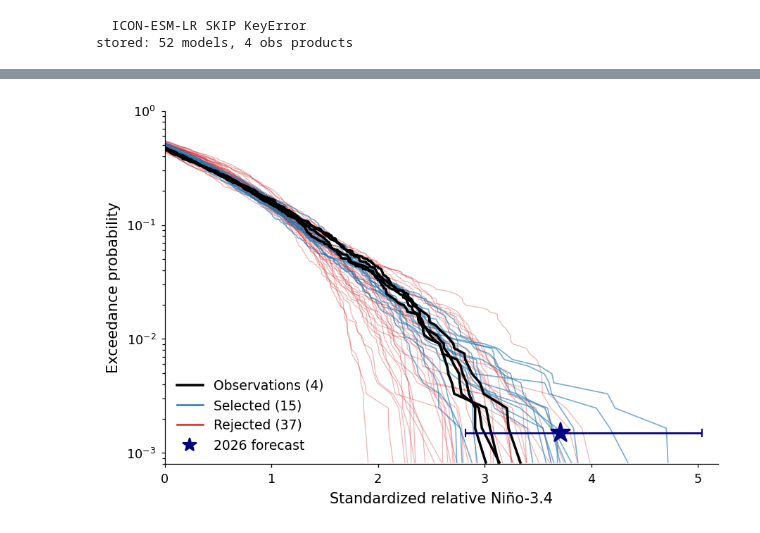
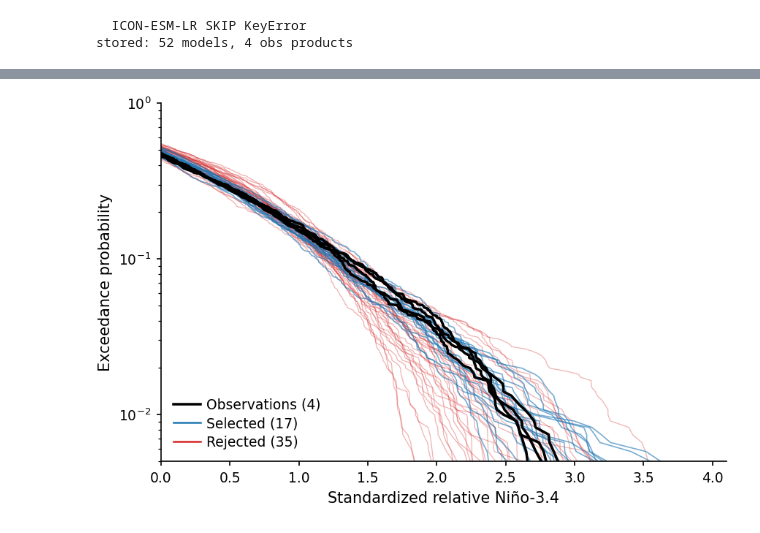
Before and after one commit to adisen99/extreme_el_nino_2026, a Jupyter notebook: 02_model_data_context.ipynb, the cells around one changed output, grey strips where cells are left out. Cells and saved outputs as stored; diff of their text form; code cells hidden in the pictures.

Commit message:
checkpoint: updated figure1 panels; evaluation and gev git

```diff
--- a/02_model_data_context.ipynb
+++ b/02_model_data_context.ipynb
@@ -198,0 +269,20 @@ observed envelope: +0.080 to +0.390
+# %%
+
+# --- block-length sensitivity ---
+print("\nblock sensitivity (pooled 5\u201395%):")
+for bl in (24, 36, 60):
+    p = np.concatenate([block_bootstrap_skew(s, 4000, bl) for s in obs_ser.values()])
+    print(f"  block={bl:3d} mo  [{np.percentile(p,5):+.3f}, {np.percentile(p,95):+.3f}]")
+
+# --- pooled envelope + new gate ---
+pooled = np.concatenate(list(boot.values()))
+GLO, GHI = np.percentile(pooled, [5, 95])
+print(f"\npooled envelope (5\u201395%): [{GLO:+.3f}, {GHI:+.3f}]"
+      f"   | previous inter-product: [{obs_lo:+.3f}, {obs_hi:+.3f}]")
+
+gate_boot = [m for m, s in model_skew.items() if GLO <= s <= GHI]
+print(f"\n{len(gate_boot)} models pass (was {len(gate)}):")
+for m in sorted(gate_boot, key=lambda x: model_skew[x]):
+    print(f"  {m:22s} {model_skew[m]:+.3f}")
+print("\n  newly included:", sorted(set(gate_boot) - set(gate)) or "\u2014")
+print("  now excluded  :", sorted(set(gate) - set(gate_boot)) or "\u2014")
@@ -198,0 +307,14 @@ observed envelope: +0.080 to +0.390
+# %%
+BUFFER = 0.05                                   # tolerance ≈ bootstrap noise on the CI edges
+GLO, GHI = clo - BUFFER, chi + BUFFER
+gate = [m for m, s in model_skew.items() if GLO <= s <= GHI]
+
+print(f"gate: [{clo:+.3f}, {chi:+.3f}] \u00b1{BUFFER}  \u2192  [{GLO:+.3f}, {GHI:+.3f}]"
+      f"  \u2192 {len(gate)} models\n")
+for m in sorted(gate, key=lambda x: model_skew[x]):
+    edge = "  (buffer)" if not (clo <= model_skew[m] <= chi) else ""
+    print(f"  {m:22s} {model_skew[m]:+.3f}{edge}")
+
+near = {m: s for m, s in model_skew.items()
+        if (GLO-0.05 <= s < GLO) or (GHI < s <= GHI+0.05)}
+print("\nstill just outside:", {m: round(s, 3) for m, s in sorted(near.items(), key=lambda kv: kv[1])})
@@ -345,37 +471,36 @@ def survival(s):
     x = np.sort(s); return x, 1 - np.arange(1, len(x)+1)/(len(x)+1)
 
 fig, ax = plt.subplots(figsize=(6, 4))
 for m, s in model_rel.items():
     if m not in gate:
         x, p = survival(s); ax.plot(x, p, color="tab:red", lw=0.6, alpha=0.35)
 for m in gate:
     x, p = survival(model_rel[m]); ax.plot(x, p, color="tab:blue", lw=0.8, alpha=0.6)
 for n, s in obs_rel.items():
     x, p = survival(s); ax.plot(x, p, color="k", lw=1.7)
 
-ax.set_yscale("log"); ax.set_xlim(0, 4); ax.set_ylim(8e-4, 1)
+ax.set_yscale("log"); ax.set_xlim(0, 4); ax.set_ylim(5e-3, 1)
 ax.set_xlabel("Standardized relative Niño-3.4", fontsize=10)
 ax.set_ylabel("Exceedance probability", fontsize=10)
 # ax.set_title("Upper-tail exceedance: obs vs selected vs rejected")
 
 ax.legend(handles=[
     Line2D([0], [0], color="k",        lw=1.7, label="Observations (4)"),
     Line2D([0], [0], color="tab:blue", lw=1.2, label=f"Selected ({len(gate)})"),
     Line2D([0], [0], color="tab:red",  lw=1.2, label=f"Rejected ({len(model_rel)-len(gate)})"),
 ], frameon=False, loc="lower left", fontsize=9)
 
 
 
-ax.errorbar(zc, 1.5e-3, xerr=[[zc - zlo], [zhi - zc]], fmt="*", ms=14,
-            color="navy", mec="navy", capsize=3, lw=1.3, zorder=6, label="2026 forecast")
-ax.set_xlim(0, max(4, zhi * 1.03))          # extend x if the high whisker runs past 4
+# ax.errorbar(zc, 1.5e-3, xerr=[[zc - zlo], [zhi - zc]], fmt="*", ms=14,
+#             color="navy", mec="navy", capsize=3, lw=1.3, zorder=6, label="2026 forecast")
+ax.set_xlim(0, max(4, 4.1))          # extend x if the high whisker runs past 4
 # then rebuild the legend to include it:
 ax.legend(handles=[Line2D([0],[0], color="k", lw=1.7, label="Observations (4)"),
                    Line2D([0],[0], color="tab:blue", lw=1.2, label=f"Selected ({len(gate)})"),
-                   Line2D([0],[0], color="tab:red",  lw=1.2, label=f"Rejected ({len(model_rel)-len(gate)})"),
-                   Line2D([0],[0], color="navy", marker="*", ls="", ms=10, label="2026 forecast")],
+                   Line2D([0],[0], color="tab:red",  lw=1.2, label=f"Rejected ({len(model_rel)-len(gate)})")],
           frameon=False, loc="lower left", fontsize=9)
 
 plt.tight_layout(); plt.show()
 # %% [output]
-[figure, old version]
+[figure, new version]
```
Also changed, not shown: parts of 39 cells of this notebook, 1 other file.
